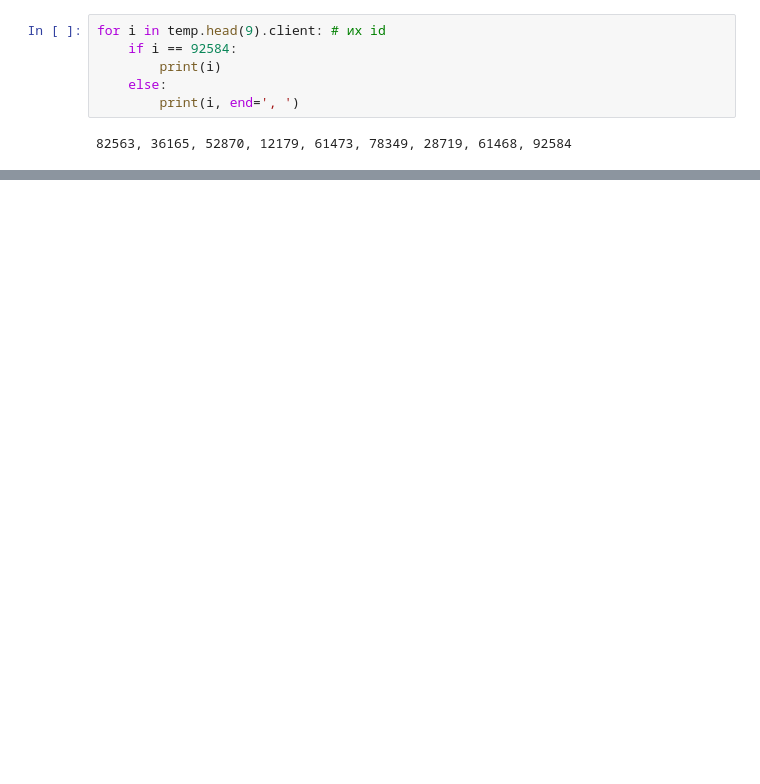
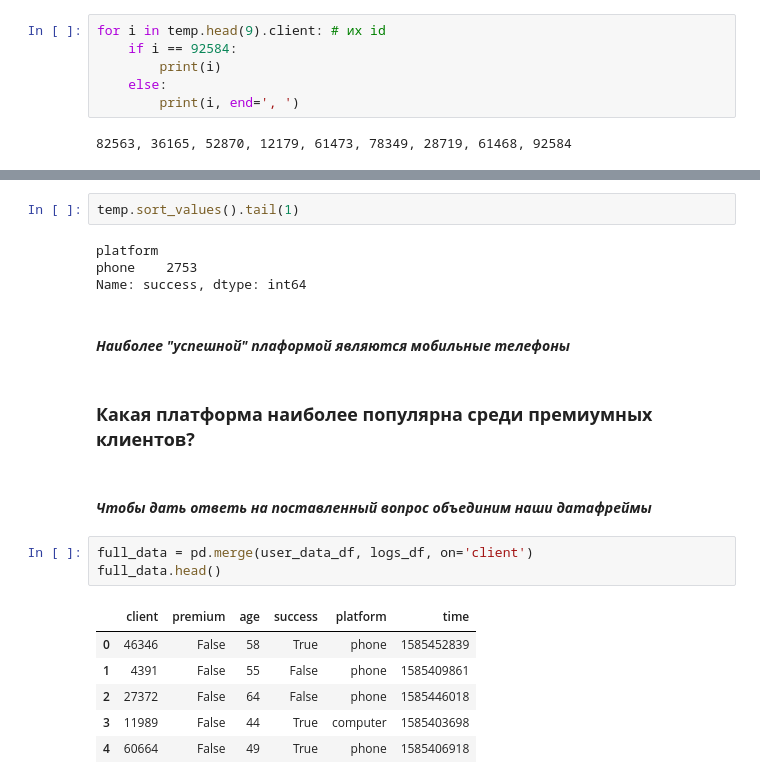
Before and after one commit to Osgil/Mini_project, a Jupyter notebook: simple_pd.ipynb, the cells around one changed output, grey strips where cells are left out. Drawn from its saved outputs; the diff is of its cells as text; blank space fills up the shorter version.

```diff
--- a/simple_pd.ipynb
+++ b/simple_pd.ipynb
@@ -181,0 +196,22 @@ for i in temp.head(9).client: # их id
+# %%
+temp.sort_values().tail(1)
+# %% [output]
+platform
+phone    2753
+Name: success, dtype: int64
+# %% [markdown]
+#### ___Наиболее  "успешной" плаформой являются мобильные телефоны___
+# %% [markdown]
+### __Какая платформа наиболее популярна среди премиумных клиентов?__
+# %% [markdown]
+#### ___Чтобы дать ответь на поставленный вопрос объединим наши датафреймы___
+# %%
+full_data = pd.merge(user_data_df, logs_df, on='client')
+full_data.head()
+# %% [output]
+|  | client | premium | age | success | platform | time |
+| 0 | 46346 | False | 58 | True | phone | 1585452839 |
+| 1 | 4391 | False | 55 | False | phone | 1585409861 |
+| 2 | 27372 | False | 64 | False | phone | 1585446018 |
+| 3 | 11989 | False | 44 | True | computer | 1585403698 |
+| 4 | 60664 | False | 49 | True | phone | 1585406918 |
```
Also changed, not shown: parts of 23 cells of this notebook.
